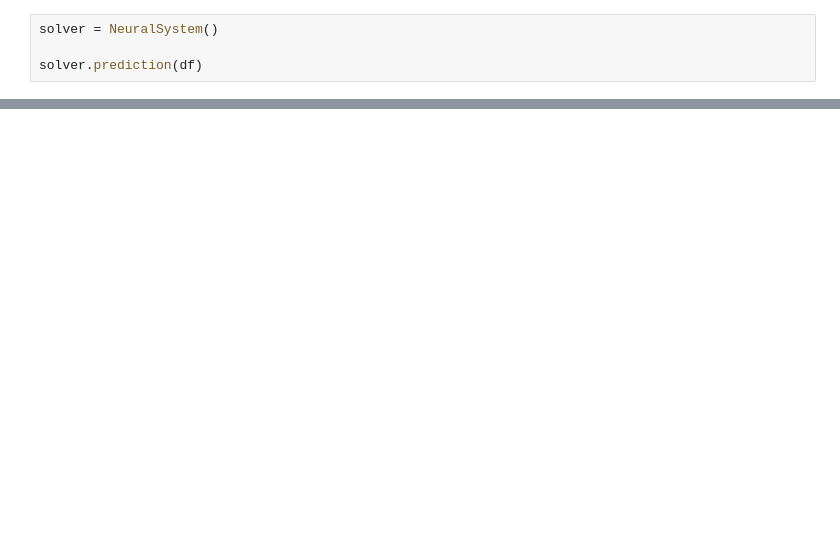
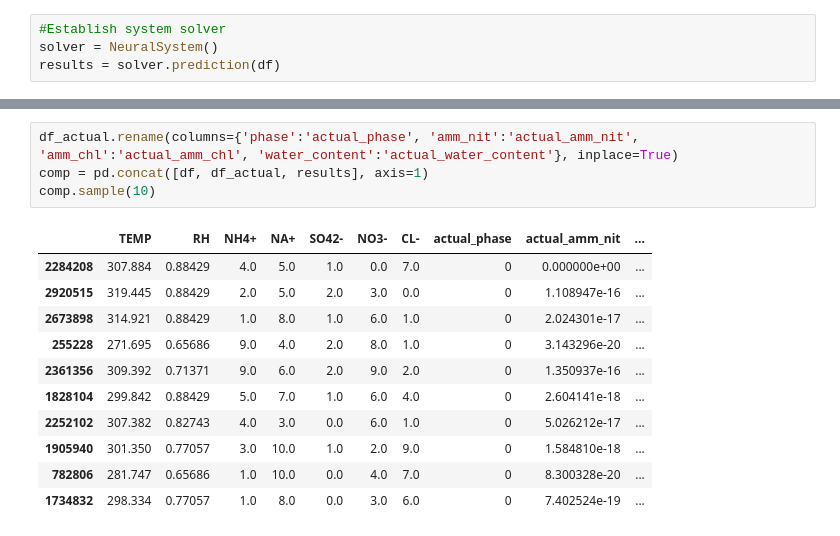
Before and after one commit to JeremyElvander/ATNNS, a Jupyter notebook: example.ipynb, the cells around one changed output, grey strips where cells are left out. Drawn from its saved outputs; the diff is of its cells as text; blank space fills up the shorter version.

```diff
--- a/example.ipynb
+++ b/example.ipynb
@@ -67,5 +74,5 @@ df.head()
 # %%
+#Establish system solver
 solver = NeuralSystem()
-
-solver.prediction(df)
+results = solver.prediction(df)
 # %% [output]
@@ -72,0 +124,16 @@ TypeError: __init__() missing 1 required positional argument: 'name'
+# %%
+df_actual.rename(columns={'phase':'actual_phase', 'amm_nit':'actual_amm_nit', 'amm_chl':'actual_amm_chl', 'water_content':'actual_water_content'}, inplace=True)
+comp = pd.concat([df, df_actual, results], axis=1)
+comp.sample(10)
+# %% [output]
+|  | TEMP | RH | NH4+ | NA+ | SO42- | NO3- | CL- | actual_phase | actual_amm_nit | ... |
+| 2284208 | 307.884 | 0.88429 | 4.0 | 5.0 | 1.0 | 0.0 | 7.0 | 0 | 0.000000e+00 | ... |
+| 2920515 | 319.445 | 0.88429 | 2.0 | 5.0 | 2.0 | 3.0 | 0.0 | 0 | 1.108947e-16 | ... |
+| 2673898 | 314.921 | 0.88429 | 1.0 | 8.0 | 1.0 | 6.0 | 1.0 | 0 | 2.024301e-17 | ... |
+| 255228 | 271.695 | 0.65686 | 9.0 | 4.0 | 2.0 | 8.0 | 1.0 | 0 | 3.143296e-20 | ... |
+| 2361356 | 309.392 | 0.71371 | 9.0 | 6.0 | 2.0 | 9.0 | 2.0 | 0 | 1.350937e-16 | ... |
+| 1828104 | 299.842 | 0.88429 | 5.0 | 7.0 | 1.0 | 6.0 | 4.0 | 0 | 2.604141e-18 | ... |
+| 2252102 | 307.382 | 0.82743 | 4.0 | 3.0 | 0.0 | 6.0 | 1.0 | 0 | 5.026212e-17 | ... |
+| 1905940 | 301.350 | 0.77057 | 3.0 | 10.0 | 1.0 | 2.0 | 9.0 | 0 | 1.584810e-18 | ... |
+| 782806 | 281.747 | 0.65686 | 1.0 | 10.0 | 0.0 | 4.0 | 7.0 | 0 | 8.300328e-20 | ... |
+| 1734832 | 298.334 | 0.77057 | 1.0 | 8.0 | 0.0 | 3.0 | 6.0 | 0 | 7.402524e-19 | ... |
```
Also changed, not shown: parts of 9 cells of this notebook, 4 other files.
